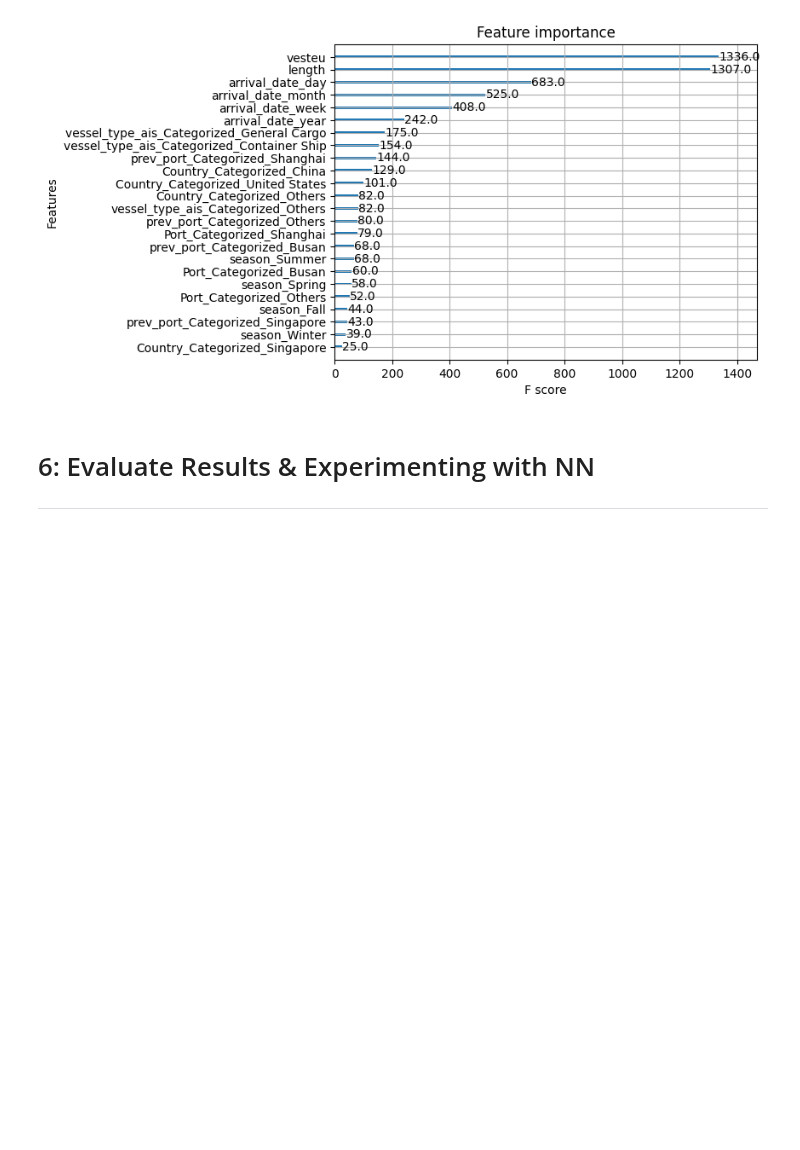
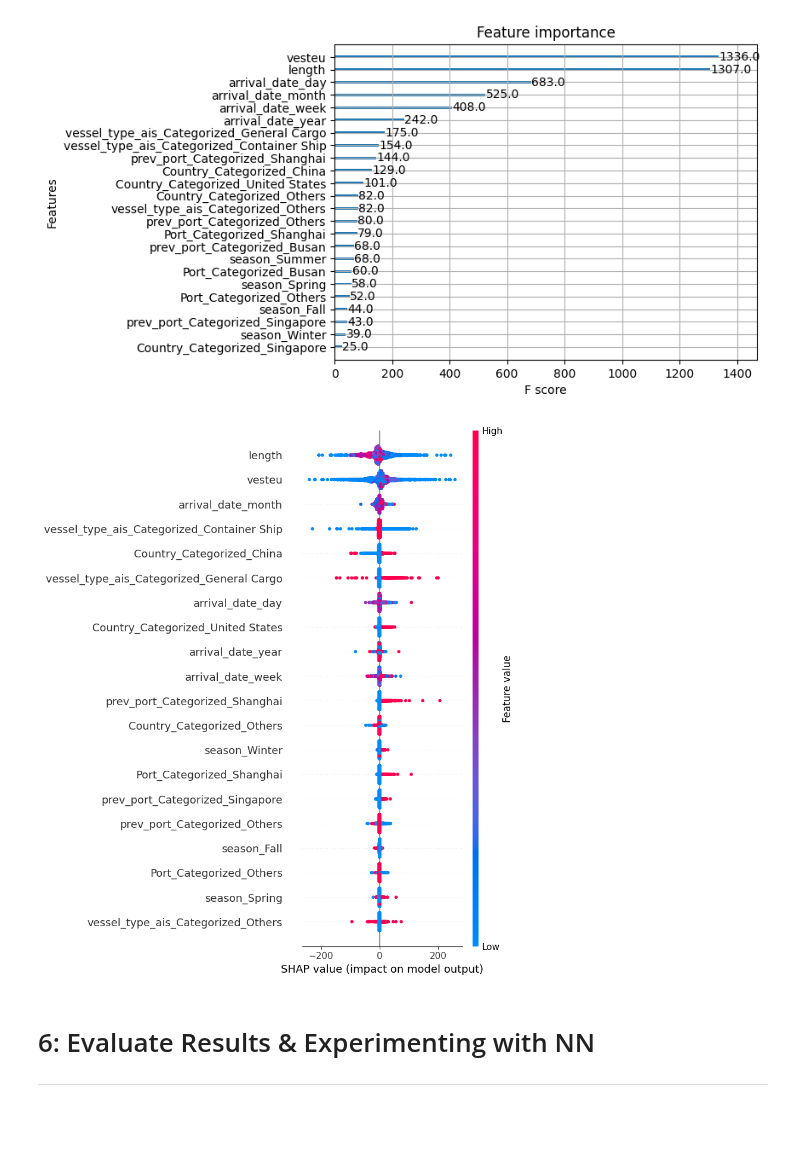
Before and after one commit to hargurjeet/Maersk, a Jupyter notebook: Modelling_v1.ipynb, the cells around one changed output. Saved outputs shown, nothing was run; the diff lists cells and outputs as text; code cells hidden in the pictures; blank space fills up the shorter version.

Commit message:
shap scores added

```diff
--- a/Modelling_v1.ipynb
+++ b/Modelling_v1.ipynb
@@ -540,6 +542,24 @@ xgb.plot_importance(xgb_regressor)
 # %% [output]
 <Axes: title={'center': 'Feature importance'}, xlabel='F score', ylabel='Features'>
 [figure]
+# %%
+import shap
+
+# Create a SHAP explainer for the XGBoost model
+explainer = shap.Explainer(xgb_regressor, X_train_combined, algorithm="auto")
+
+# Calculate SHAP values for a subset of the training data
+sample_idx = np.random.choice(X_train_combined.index, 10000, replace=False)  # Use a random subset of the data
+shap_sample = X_train_combined.loc[sample_idx]
+shap_values = explainer.shap_values(shap_sample)
+
+# Create a DataFrame of SHAP values with feature names
+shap_df = pd.DataFrame(shap_values, columns=X_train_combined.columns)
+
+# Create a summary plot of SHAP values
+shap.summary_plot(shap_values, X_train_combined.loc[sample_idx])
+# %% [output]
+[figure, added]
 # %% [markdown]
 # 6: Evaluate Results & Experimenting with NN <a name="6"></a>
 
```
Also changed, not shown: parts of 1 cell of this notebook.
